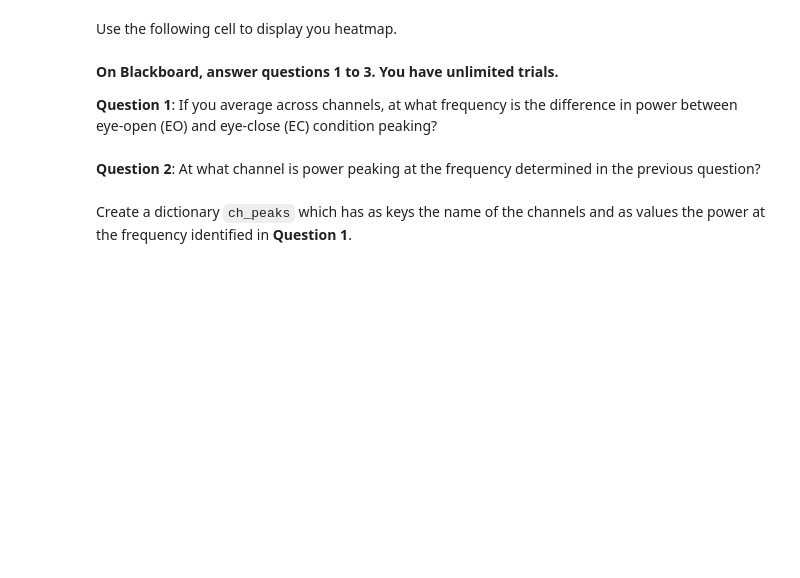
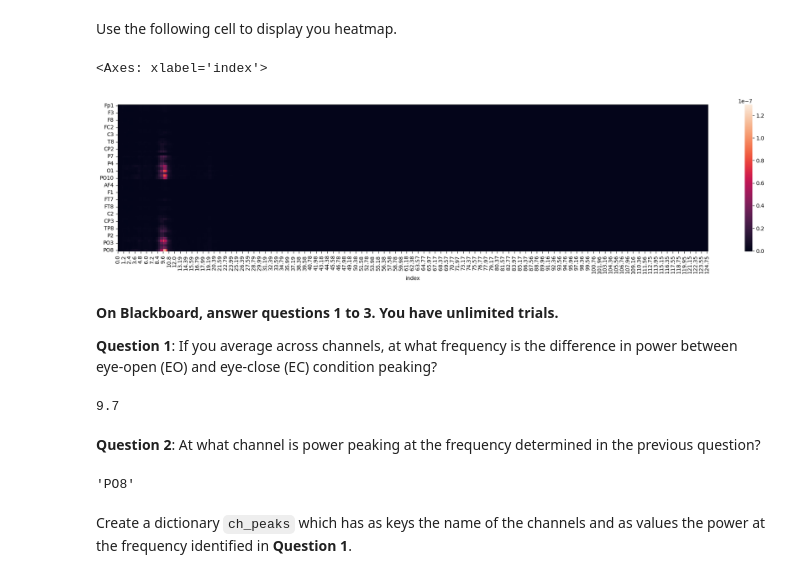
Before and after one commit to kfrancis2017/csce556-labs, a Jupyter notebook: CSCE556_Lab3.ipynb, the cells around one changed output. Saved outputs shown, nothing was run; the diff lists cells and outputs as text; code cells hidden in the pictures; blank space fills up the shorter version.

```diff
--- a/CSCE556_Lab3.ipynb
+++ b/CSCE556_Lab3.ipynb
@@ -63,0 +111,18 @@ The DataFrame obtained that way should look like this:
+# %%
+##### insert your code #####
+psds_list = []
+frequencies_list = np.array(0)
+#Iterate through raw data
+for (exp_type, subject), raw in raw_data.items():
+  psd = raw.compute_psd(method="multitaper", tmin=0, tmax=10)
+  psds, freqs = psd.get_data(return_freqs=True)
+  frequencies_list = freqs
+  df = pd.DataFrame(psds.T, index=freqs.round(2), columns=raw.ch_names)
+  df["subject"] = subject
+  df["exp_type"] = exp_type
+  psds_list.append(df)
+
+# Concatenate all dfs into a single df
+psds_df = pd.concat(psds_list)
+frequencies_list = frequencies_list.round(2)
+############################
@@ -79,0 +181,8 @@ Excluding imports and empty lines, a solution can be provided in ~3 lines of cod
+# %%
+##### insert your code #####
+ec_means = psds_df[(psds_df["exp_type"] == "EC")].reset_index().groupby("index").mean(numeric_only=True)
+eo_means = psds_df[(psds_df["exp_type"] == "EO")].reset_index().groupby("index").mean(numeric_only=True)
+mean_contrast_df = ec_means - eo_means
+
+mean_contrast_df
+############################
@@ -82,24 +206,29 @@ Use the following cell to display you heatmap.
 # %%
 import seaborn as sns
 import matplotlib.pyplot as plt
 
 fig, ax = plt.subplots(1, 1, figsize=(25, 5))
-sns.heatmap(mean_constrast_df.T, ax=ax)
+sns.heatmap(mean_contrast_df.T, ax=ax)
+# %% [output]
+<Axes: xlabel='index'>
+[figure, added]
 # %% [markdown]
 **On Blackboard, answer questions 1 to 3. You have unlimited trials.**
 
 **Question 1**: If you average across channels, at what frequency is the difference in power between eye-open (EO) and eye-close (EC) condition peaking?
 # %%
 ##### insert your code #####
-
-
+mean_contrast_df.mean(axis=1).idxmax()
 ############################
+# %% [output]
+9.7
 # %% [markdown]
 **Question 2**: At what channel is power peaking at the frequency determined in the previous question?
 # %%
 ##### insert your code #####
-
-
+mean_contrast_df.mean(axis=0).idxmax()
 ############################
+# %% [output]
+'PO8'
 # %% [markdown]
 Create a dictionary `ch_peaks` which has as keys the name of the channels and as values the power at the frequency identified in **Question 1**.
```
Also changed, not shown: parts of 18 cells of this notebook.
